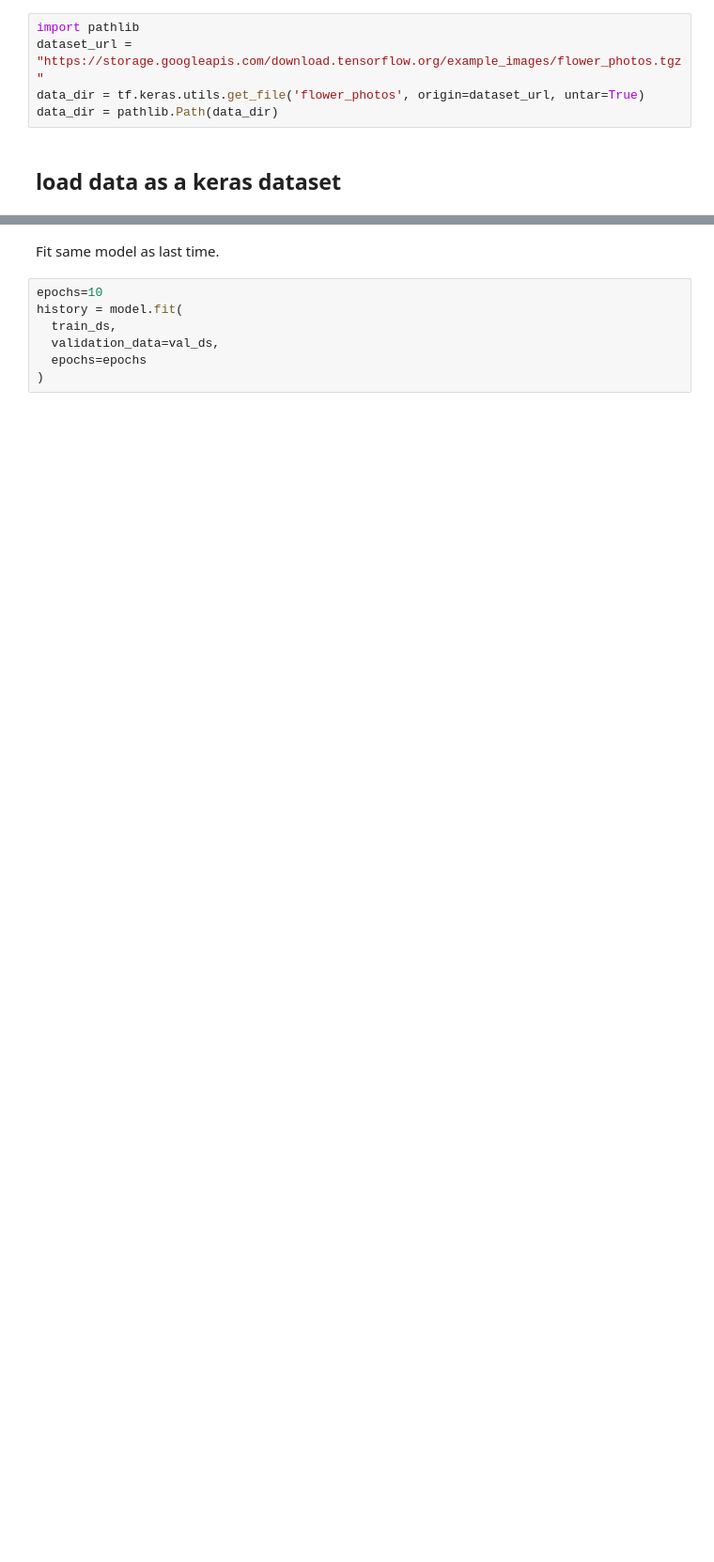
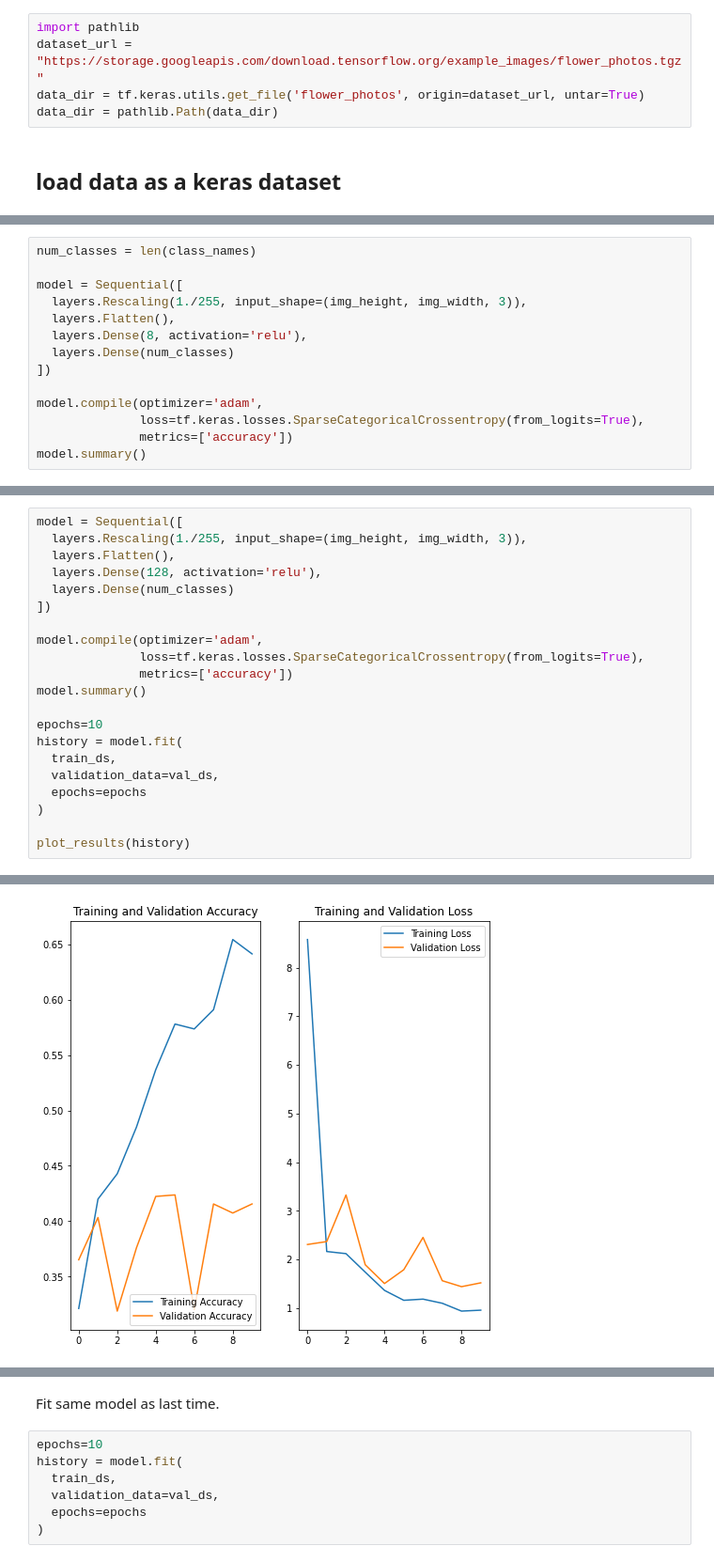
Before and after one commit to DeisData/machine-learning, a Jupyter notebook: image-recognition/image-recognition2.ipynb, the cells around one changed output, grey strips where cells are left out. Shown: that part at 94% size. Saved outputs shown, nothing was run; the diff lists cells and outputs as text; blank space fills up the shorter version.

```diff
--- a/image-recognition/image-recognition2.ipynb
+++ b/image-recognition/image-recognition2.ipynb
@@ -53,0 +61,14 @@ Build the layers of the model
+# %%
+num_classes = len(class_names)
+
+model = Sequential([
+  layers.Rescaling(1./255, input_shape=(img_height, img_width, 3)),
+  layers.Flatten(),
+  layers.Dense(8, activation='relu'),
+  layers.Dense(num_classes)
+])
+
+model.compile(optimizer='adam',
+              loss=tf.keras.losses.SparseCategoricalCrossentropy(from_logits=True),
+              metrics=['accuracy'])
+model.summary()
@@ -53,0 +148,22 @@ Build the layers of the model
+# %%
+model = Sequential([
+  layers.Rescaling(1./255, input_shape=(img_height, img_width, 3)),
+  layers.Flatten(),
+  layers.Dense(128, activation='relu'),
+  layers.Dense(num_classes)
+])
+
+model.compile(optimizer='adam',
+              loss=tf.keras.losses.SparseCategoricalCrossentropy(from_logits=True),
+              metrics=['accuracy'])
+model.summary()
+
+epochs=10
+history = model.fit(
+  train_ds,
+  validation_data=val_ds,
+  epochs=epochs
+)
+
+plot_results(history)
+# %% [output]
@@ -53,0 +187 @@ Build the layers of the model
+[figure, added]
```
Also changed, not shown: parts of 26 cells of this notebook.
